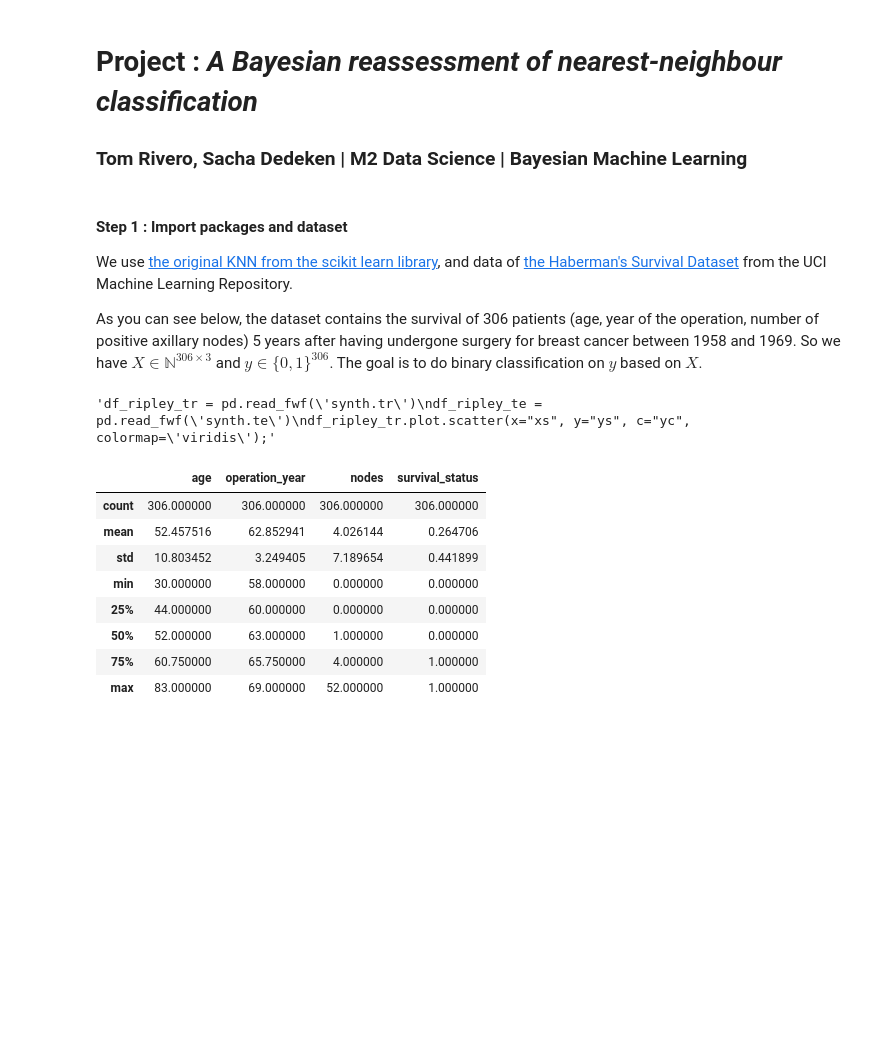
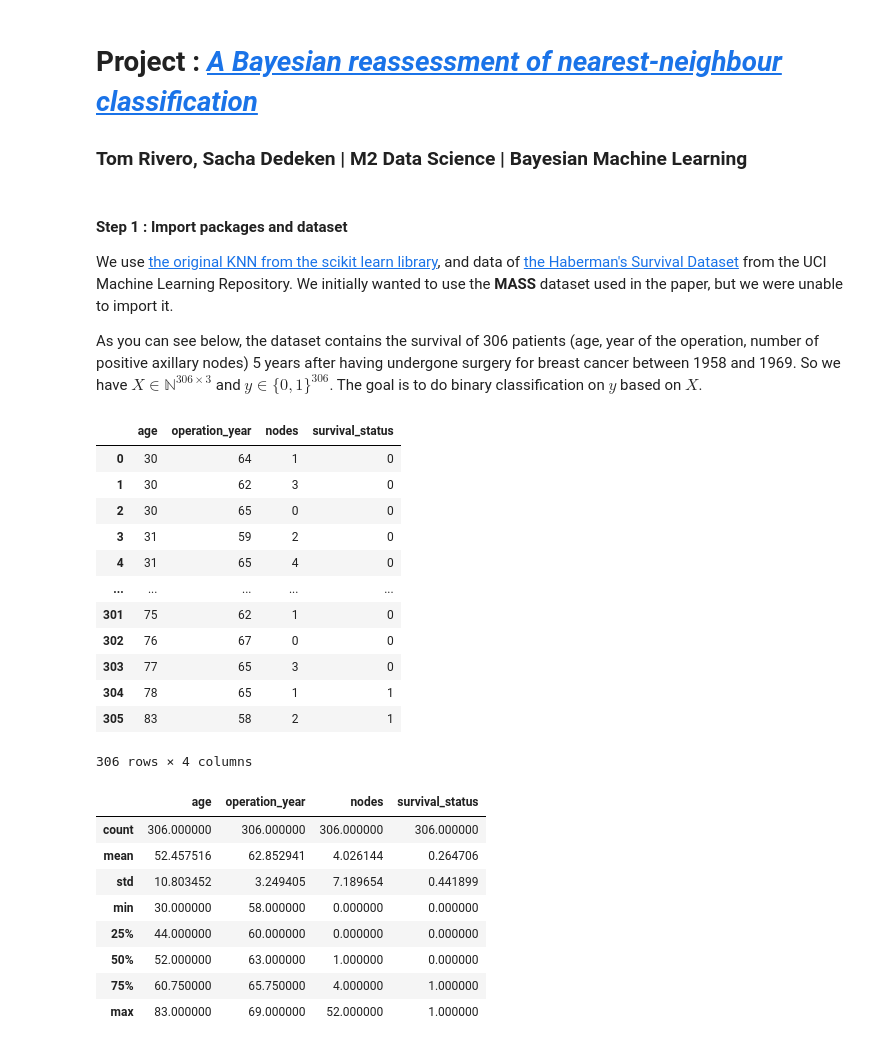
Before and after one commit to 0cto98/BML, a Jupyter notebook: notebook.ipynb, the cells around one changed output. Saved outputs shown, nothing was run; the diff lists cells and outputs as text; code cells hidden in the pictures; blank space fills up the shorter version.

```diff
--- a/notebook.ipynb
+++ b/notebook.ipynb
@@ -1,10 +1,10 @@
 # %% [markdown]
-# Project : *A Bayesian reassessment of nearest-neighbour classification*
+# Project : *[A Bayesian reassessment of nearest-neighbour classification](https://arxiv.org/pdf/0802.1357.pdf)*
 ### Tom Rivero, Sacha Dedeken | M2 Data Science | Bayesian Machine Learning
 # %% [markdown]
 #### Step 1 : Import packages and dataset
 
-We use [the original KNN from the scikit learn library](https://scikit-learn.org/stable/modules/generated/sklearn.neighbors.KNeighborsClassifier.html), and data of [the Haberman's Survival Dataset](https://archive.ics.uci.edu/ml/datasets/Haberman%27s+Survival) from the UCI Machine Learning Repository.
+We use [the original KNN from the scikit learn library](https://scikit-learn.org/stable/modules/generated/sklearn.neighbors.KNeighborsClassifier.html), and data of [the Haberman's Survival Dataset](https://archive.ics.uci.edu/ml/datasets/Haberman%27s+Survival) from the UCI Machine Learning Repository. We initially wanted to use the **MASS** dataset used in the paper, but we were unable to import it.
 
 As you can see below, the dataset contains the survival of 306 patients (age, year of the operation, number of positive axillary nodes) 5 years after having undergone surgery for breast cancer between 1958 and 1969. So we have $X \in \mathbb{N}^{306\times3}$ and $y \in \{0,1\}^{306}$. The goal is to do binary classification on $y$ based on $X$.
 # %%
@@ -17,13 +17,22 @@ from sklearn.neighbors import KNeighborsClassifier, kneighbors_graph
 from sklearn.model_selection import train_test_split
 # %%
 df = pd.read_csv("haberman.data", names=["age", "operation_year", "nodes", "survival_status"])
-df["survival_status"] -= 1
+df["survival_status"] -= 1 #put labels to {0,1} instead of {1,2}
 df
-"""df_ripley_tr = pd.read_fwf('synth.tr')
-df_ripley_te = pd.read_fwf('synth.te')
-df_ripley_tr.plot.scatter(x="xs", y="ys", c="yc", colormap='viridis');"""
 # %% [output]
+|  | age | operation_year | nodes | survival_status |
+| 0 | 30 | 64 | 1 | 0 |
+| 1 | 30 | 62 | 3 | 0 |
+| 2 | 30 | 65 | 0 | 0 |
+| 3 | 31 | 59 | 2 | 0 |
+| 4 | 31 | 65 | 4 | 0 |
+| ... | ... | ... | ... | ... |
+| 301 | 75 | 62 | 1 | 0 |
+| 302 | 76 | 67 | 0 | 0 |
+| 303 | 77 | 65 | 3 | 0 |
+| 304 | 78 | 65 | 1 | 1 |
+| 305 | 83 | 58 | 2 | 1 |
-'df_ripley_tr = pd.read_fwf(\'synth.tr\')\ndf_ripley_te = pd.read_fwf(\'synth.te\')\ndf_ripley_tr.plot.scatter(x="xs", y="ys", c="yc", colormap=\'viridis\');'
+306 rows × 4 columns
 # %%
 df.describe()
 # %% [output]
```
Also changed, not shown: parts of 19 cells of this notebook.
